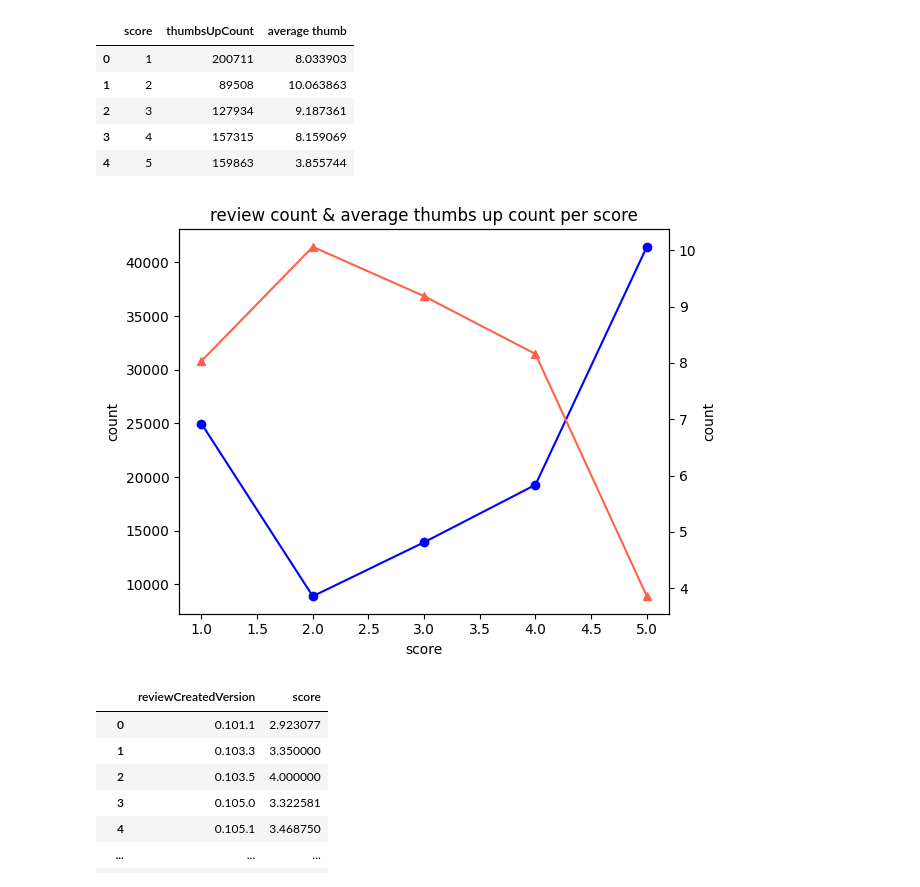
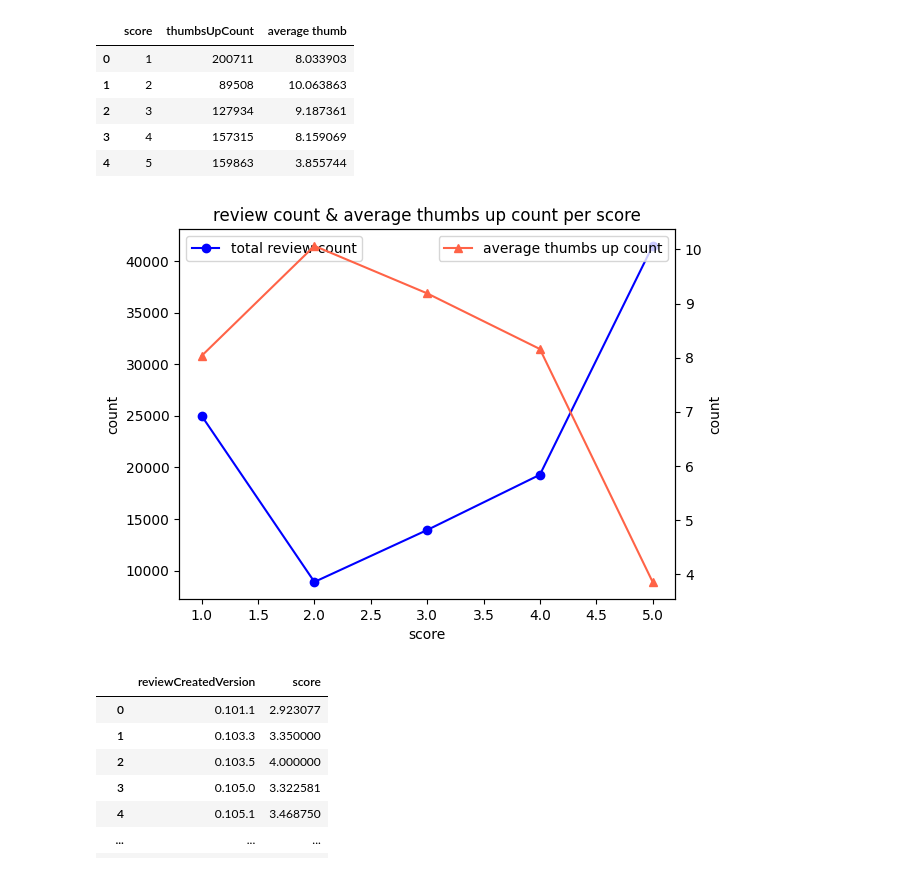
Before and after one commit to jinnykj/PokemonGO-Review-dataset-analysis, a Jupyter notebook: 데이터_시각화_기말_과제.ipynb, the cells around one changed output. Saved outputs shown, nothing was run; the diff lists cells and outputs as text; code cells hidden in the pictures.

```diff
--- a/데이터_시각화_기말_과제.ipynb
+++ b/데이터_시각화_기말_과제.ipynb
@@ -110,25 +110,27 @@ thumbupcount
 # %%
 x=thumbupcount['score']
 bar=countscore['content']
 line=thumbupcount['average thumb']
 fig, ax1= plt.subplots()
 
 
 ax1.plot(x,bar,label='total review count',marker='o',color='blue')
 ax1.set_xlabel('score')
+
 ax1.set_ylabel('count')
 
 ax2 =ax1.twinx()
 ax2.plot(x,line,label='average thumbs up count',marker='^',color='tomato')
 ax2.set_xlabel('score')
+
 ax2.set_ylabel('count')
 
 plt.title('review count & average thumbs up count per score')
-fig.tight_layout()
-plt.legend()
+ax1.legend()
+ax2.legend()
 plt.show()
 # %% [output]
-[figure, old version]
+[figure, new version]
 # %%
 averagescore = df.groupby('reviewCreatedVersion')['score'].mean().reset_index().drop(index=range(173, 223))
 # %%
```
Also changed, not shown: parts of 8 cells of this notebook.
